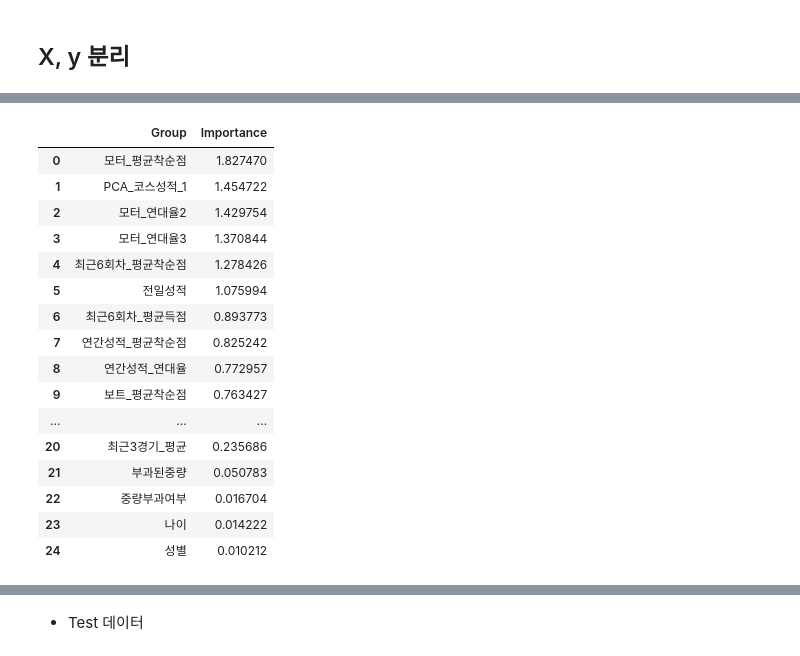
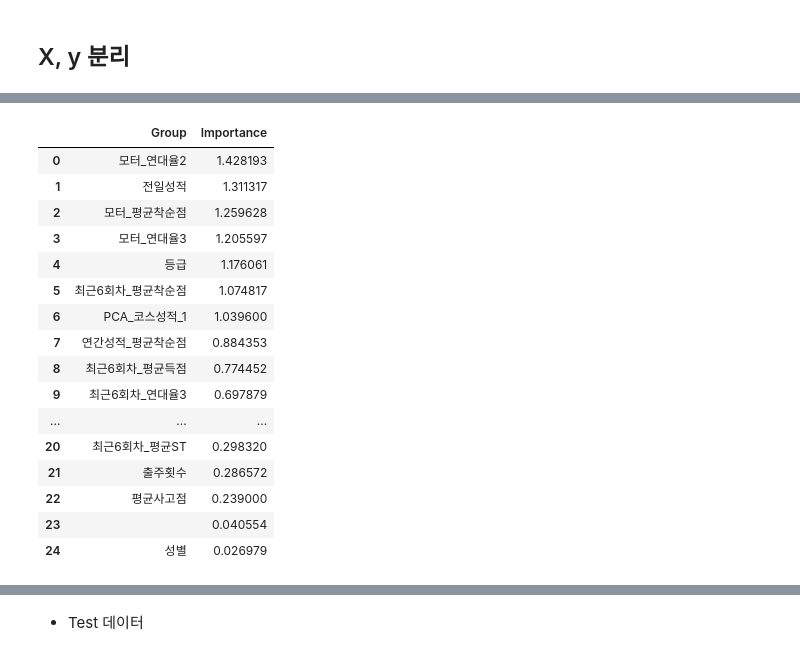
Before and after one commit to EunHak0501/KBoat, a Jupyter notebook: base_line.ipynb, the cells around one changed output, grey strips where cells are left out. Drawn from its saved outputs; the diff is of its cells as text; code cells hidden in the pictures.

```diff
--- a/base_line.ipynb
+++ b/base_line.ipynb
@@ -437,4 +609,4 @@ def low_to_others(train, val, threshold=5, is_train=True, verbose=False):
 
     return train, val
 
-X_train, X_test = low_to_others(X_train, X_test, threshold=5, verbose=False)
+X_train, X_test = low_to_others(X_train, X_test, threshold=5, verbose=True)
@@ -535,0 +736,4 @@ print(X_train.shape, y_train.shape, X_test.shape, y_test.shape)
+# %%
+for i in range(6):
+    y_i = y_train.iloc[:, i]  # i번째 레이블에 대한 y 값
+    print(y_i.value_counts())
@@ -535,0 +855,4 @@ print(X_train.shape, y_train.shape, X_test.shape, y_test.shape)
+# %%
+for i in range(6):
+    y_i = y_.iloc[:, i]  # i번째 레이블에 대한 y 값
+    print(y_i.value_counts())
@@ -536,18 +915,13 @@ print(X_train.shape, y_train.shape, X_test.shape, y_test.shape)
 # %%
-from model_function import cal_params
-from model_function import custom_CatBoostClassifier
-from model_function import evaluate_
-
 train = pd.read_csv(os.path.join(ROOT_DIR, "train.csv"))
-target_value = '복승'
-seed = 42
 
 params_list = cal_params(target_value=target_value, seed=seed)
+# params_list = None # baseline
 
 unique_race_ids = train['Race_ID'].unique()
 kf = KFold(n_splits=5, shuffle=True, random_state=seed)
 
-models = []
+models_cb = []
 scores = []
 for i, (train_race_ids, val_race_ids) in enumerate(kf.split(unique_race_ids)):
     train_ids = unique_race_ids[train_race_ids]
@@ -556,22 +930,28 @@ for i, (train_race_ids, val_race_ids) in enumerate(kf.split(unique_race_ids)):
     train_fold = train[train['Race_ID'].isin(train_ids)].reset_index(drop=True)
     val_fold = train[train['Race_ID'].isin(val_ids)].reset_index(drop=True)
 
-    X_train, y_train, X_val, y_val = all_precoess(train_fold, val_fold, target=target_value, is_train=True)
+    X_train, y_train, X_val, y_val = all_process(train_fold, val_fold, target=target_value, is_train=True)
+
+    # new_data = ctgan.sample(5000)
+    # condition = (new_data[target_cols].sum(axis=1) == 2) & (new_data['플라잉'] != new_data['온라인'])
+    # print(sum(condition))
+    #
+    # X_tmp = new_data.loc[condition, :].drop(target_cols, axis=1).reset_index(drop=True)
+    # y_tmp = new_data.loc[condition, :][target_cols].reset_index(drop=True)
+    #
+    # X_train = pd.concat([X_train, X_tmp], axis=0).reset_index(drop=True)
+    # y_train = pd.concat([y_train, y_tmp], axis=0).reset_index(drop=True)
 
     model = custom_CatBoostClassifier(params_list)
-    cat_features = cal_cat_cols(X_train, X_test)
+    cat_features = cal_cat_cols(X_train, X_val)
     if i ==0:
         print('범주형 변수: ')
         print(cat_features)
 
-    model.fit(
-        X_train, y_train,
-        eval_set=(X_val, y_val),
-        cat_features=cat_features,
-    )
+    model.fit(X_train, y_train)
 
-    models.append(model)
-    y_pred = models[i].predict_proba(X_val)
+    models_cb.append(model)
+    y_pred = models_cb[i].predict_proba(X_val)
     accuracy = evaluate_(y_pred, y_val, target_value)
     scores.append(accuracy)
     print(f'folds {i+1}')
@@ -596,36 +976,36 @@ Accuracy: 0.2716697936210131
 # %%
 def cal_mean_feature_importance(models):
     importance_avg = None
 
     for model in models:
         importance_df = model.print_feature_importance()
         if importance_avg is None:
             importance_avg = importance_df.copy()
         else:
             importance_avg['Importance'] += importance_df['Importance']
 
     importance_avg['Importance'] /= len(models)
 
     importance_avg = importance_avg.sort_values(by='Importance', ascending=False).reset_index(drop=True)
     return importance_avg
 
-importance_avg = cal_mean_feature_importance(models)
+importance_avg = cal_mean_feature_importance(models_cb)
 importance_avg
 # %% [output]
 |  | Group | Importance |
-| 0 | 모터_평균착순점 | 1.827470 |
-| 1 | PCA_코스성적_1 | 1.454722 |
-| 2 | 모터_연대율2 | 1.429754 |
-| 3 | 모터_연대율3 | 1.370844 |
-| 4 | 최근6회차_평균착순점 | 1.278426 |
-| 5 | 전일성적 | 1.075994 |
-| 6 | 최근6회차_평균득점 | 0.893773 |
-| 7 | 연간성적_평균착순점 | 0.825242 |
-| 8 | 연간성적_연대율 | 0.772957 |
-| 9 | 보트_평균착순점 | 0.763427 |
+| 0 | 모터_연대율2 | 1.428193 |
+| 1 | 전일성적 | 1.311317 |
+| 2 | 모터_평균착순점 | 1.259628 |
+| 3 | 모터_연대율3 | 1.205597 |
+| 4 | 등급 | 1.176061 |
+| 5 | 최근6회차_평균착순점 | 1.074817 |
+| 6 | PCA_코스성적_1 | 1.039600 |
+| 7 | 연간성적_평균착순점 | 0.884353 |
+| 8 | 최근6회차_평균득점 | 0.774452 |
+| 9 | 최근6회차_연대율3 | 0.697879 |
 | ... | ... | ... |
-| 20 | 최근3경기_평균 | 0.235686 |
-| 21 | 부과된중량 | 0.050783 |
-| 22 | 중량부과여부 | 0.016704 |
-| 23 | 나이 | 0.014222 |
-| 24 | 성별 | 0.010212 |
+| 20 | 최근6회차_평균ST | 0.298320 |
+| 21 | 출주횟수 | 0.286572 |
+| 22 | 평균사고점 | 0.239000 |
+| 23 |  | 0.040554 |
+| 24 | 성별 | 0.026979 |
```
Also changed, not shown: parts of 54 cells of this notebook, 22 other files.
